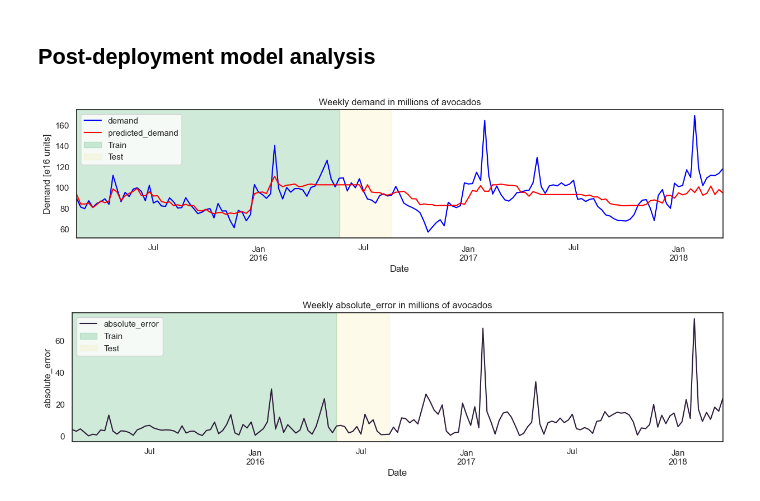
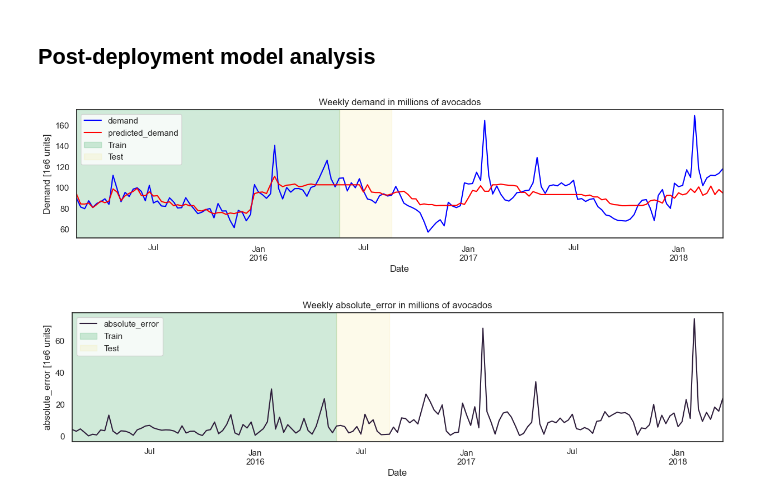
Before and after one commit to santiviquez/ageml, a Jupyter notebook: notebooks/experiments/avocados_demand_forescasting_baseline.ipynb, the cells around one changed output. Cells and saved outputs as stored; diff of their text form; code cells hidden in the pictures.

```diff
--- a/notebooks/experiments/avocados_demand_forescasting_baseline.ipynb
+++ b/notebooks/experiments/avocados_demand_forescasting_baseline.ipynb
@@ -232,25 +296,25 @@ df['week'] = df['date'].dt.to_period('W')
 # %%
 daily_demand = df.groupby('week')[['demand', 'predicted_demand']].sum() / 1000000
 daily_demand['absolute_error'] = (daily_demand['demand'] - daily_demand['predicted_demand']).abs()
 daily_demand.index = daily_demand.index.to_timestamp()
 
 fig, ax = plt.subplots(figsize=(15, 3))
 ax.set_title('Weekly demand in millions of avocados')
 daily_demand[['demand', 'predicted_demand']].rolling(window=1).mean().plot(ax=ax, color=['blue', 'red'])
 daily_demand[['demand', 'predicted_demand']].plot(ax=ax, alpha=0.125, legend=False, color=['blue', 'red'])
 vspan(ax)
-ax.set(xlabel='Date', ylabel='Demand [e16 units]')
+ax.set(xlabel='Date', ylabel='Demand [1e6 units]')
 plt.savefig('../../figures/avocados_true_demand_vs_predicted_timeseries.svg', format='svg', bbox_inches='tight')
 
 
 fig, ax = plt.subplots(figsize=(15, 3))
 ax.set_title('Weekly absolute_error in millions of avocados')
 daily_demand[['absolute_error']].plot(ax=ax, legend=False)
-ax.set(xlabel='Date', ylabel='absolute_error')
+ax.set(xlabel='Date', ylabel='absolute_error [1e6 units]')
 
 vspan(ax)
 plt.savefig('../../figures/avocados_weekly_absolute_error_timeseries.svg', format='svg', bbox_inches='tight')
 plt.show()
 # %% [output]
 [figure]
-[figure, old version]
+[figure, new version]
```
Also changed, not shown: parts of 12 cells of this notebook, 20 other files.
